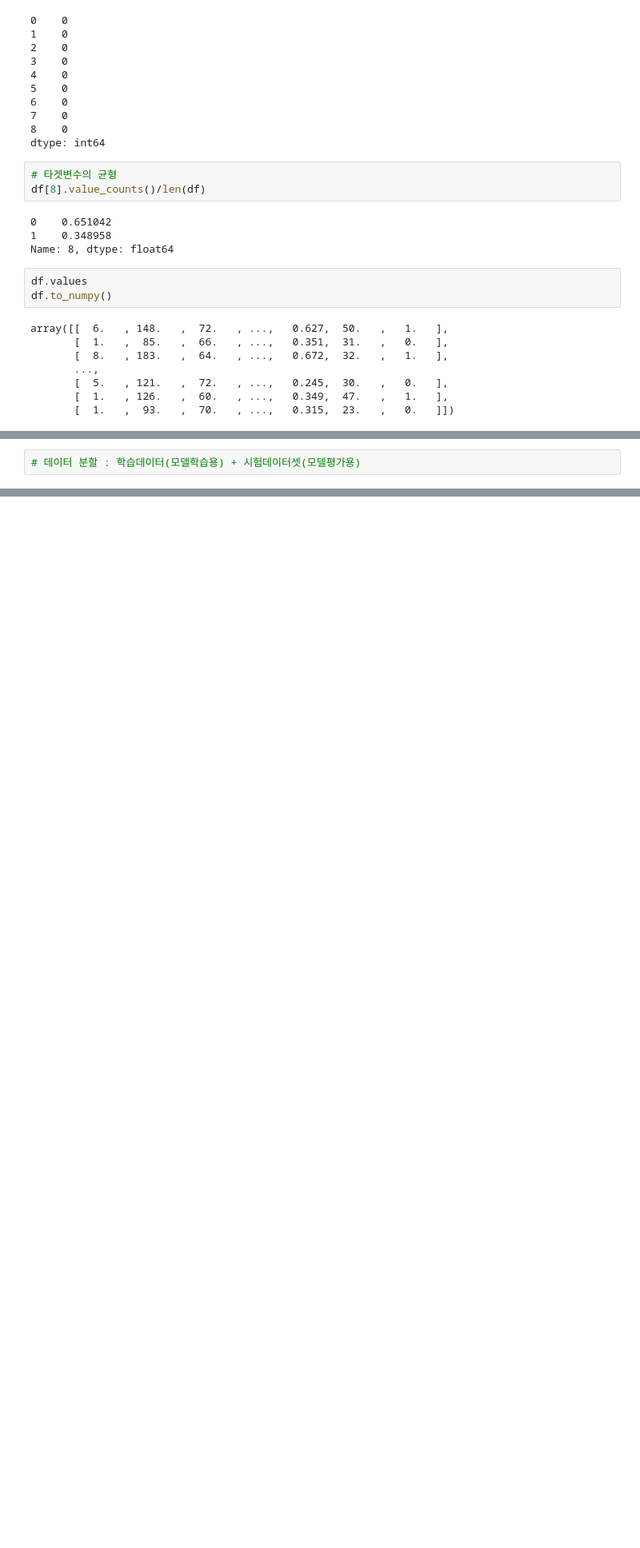
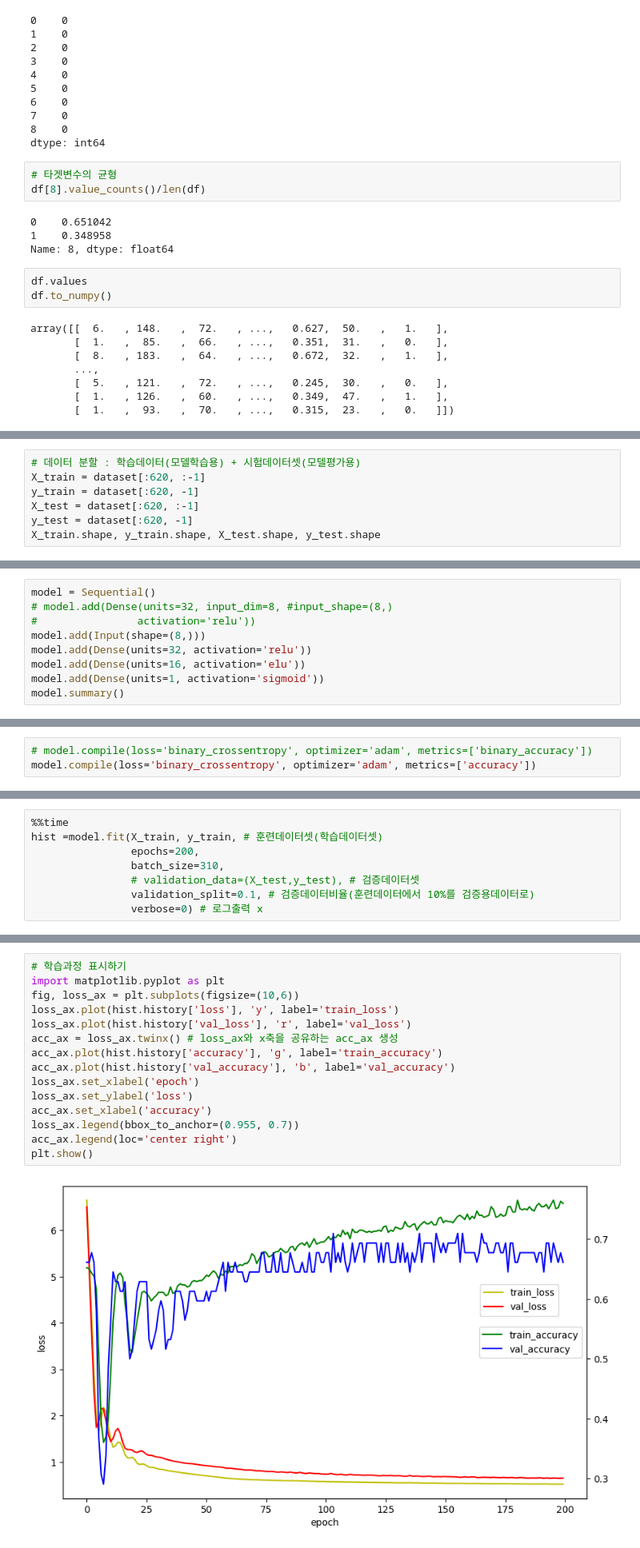
Before and after one commit to hjinyoo/ai, a Jupyter notebook: source/05_DeepLearning/06_피마인디언당뇨병발병예측(로지스틱회귀분석,분류분석).ipynb, the cells around one changed output, grey strips where cells are left out. Shown: that part at 80% size. Cells and saved outputs as stored; diff of their text form; blank space fills up the shorter version.

```diff
--- a/source/05_DeepLearning/06_피마인디언당뇨병발병예측(로지스틱회귀분석,분류분석).ipynb
+++ b/source/05_DeepLearning/06_피마인디언당뇨병발병예측(로지스틱회귀분석,분류분석).ipynb
@@ -110,3 +110,8 @@ datasheet.shape
 (768, 9)
 # %%
 # 데이터 분할 : 학습데이터(모델학습용) + 시험데이터셋(모델평가용)
+X_train = dataset[:620, :-1]
+y_train = dataset[:620, -1]
+X_test = dataset[:620, :-1]
+y_test = dataset[:620, -1]
+X_train.shape, y_train.shape, X_test.shape, y_test.shape
@@ -112,0 +122,9 @@ datasheet.shape
+# %%
+model = Sequential()
+# model.add(Dense(units=32, input_dim=8, #input_shape=(8,)
+#                activation='relu'))
+model.add(Input(shape=(8,)))
+model.add(Dense(units=32, activation='relu'))
+model.add(Dense(units=16, activation='elu'))
+model.add(Dense(units=1, activation='sigmoid'))
+model.summary()
@@ -112,0 +149,3 @@ datasheet.shape
+# %%
+# model.compile(loss='binary_crossentropy', optimizer='adam', metrics=['binary_accuracy'])
+model.compile(loss='binary_crossentropy', optimizer='adam', metrics=['accuracy'])
@@ -112,0 +154,8 @@ datasheet.shape
+# %%
+%%time
+hist =model.fit(X_train, y_train, # 훈련데이터셋(학습데이터셋)
+                epochs=200,
+                batch_size=310,
+                # validation_data=(X_test,y_test), # 검증데이터셋
+                validation_split=0.1, # 검증데이터비율(훈련데이터에서 10%를 검증용데이터로)
+                verbose=0) # 로그출력 x
@@ -112,0 +178,17 @@ datasheet.shape
+# %%
+# 학습과정 표시하기
+import matplotlib.pyplot as plt
+fig, loss_ax = plt.subplots(figsize=(10,6))
+loss_ax.plot(hist.history['loss'], 'y', label='train_loss')
+loss_ax.plot(hist.history['val_loss'], 'r', label='val_loss')
+acc_ax = loss_ax.twinx() # loss_ax와 x축을 공유하는 acc_ax 생성
+acc_ax.plot(hist.history['accuracy'], 'g', label='train_accuracy')
+acc_ax.plot(hist.history['val_accuracy'], 'b', label='val_accuracy')
+loss_ax.set_xlabel('epoch')
+loss_ax.set_ylabel('loss')
+acc_ax.set_xlabel('accuracy')
+loss_ax.legend(bbox_to_anchor=(0.955, 0.7))
+acc_ax.legend(loc='center right')
+plt.show()
+# %% [output]
+[figure, added]
```
Also changed, not shown: parts of 44 cells of this notebook, 4 other files.
